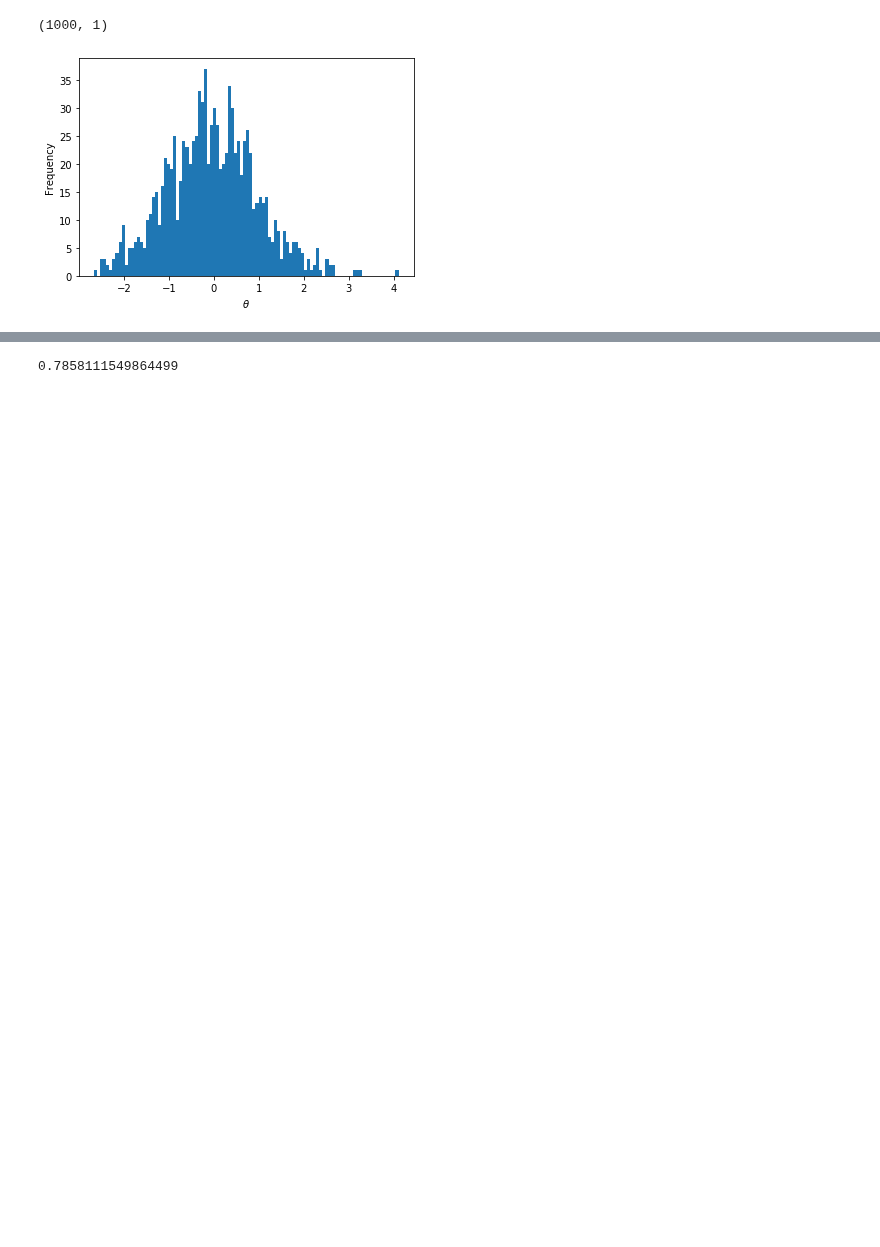
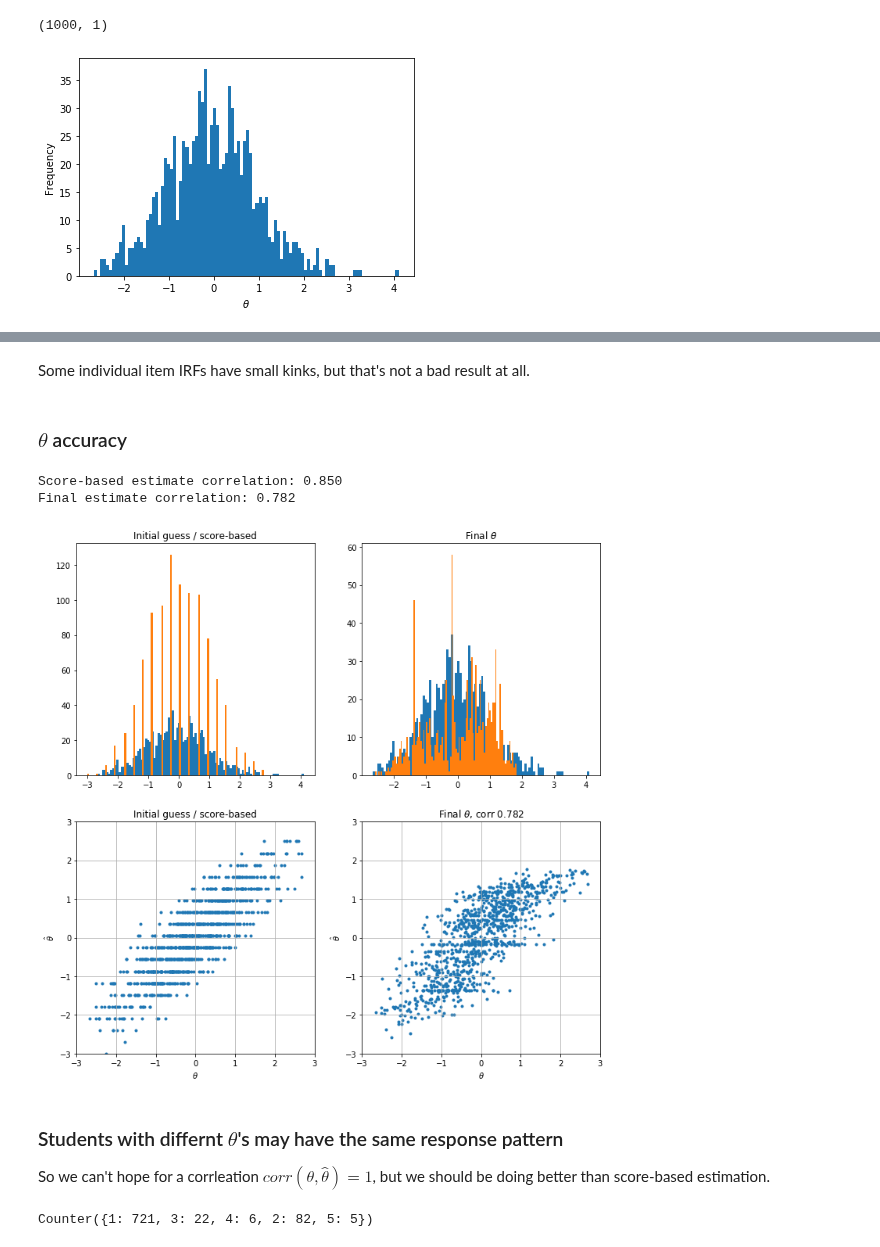
Before and after one commit to ETS-Next-Gen/irt-mcmc, a Jupyter notebook: notebooks/irt_solver_1d_l2_loss.ipynb, the cells around one changed output, grey strips where cells are left out. Cells and saved outputs as stored; diff of their text form; code cells hidden in the pictures; blank space fills up the shorter version.

```diff
--- a/notebooks/irt_solver_1d_l2_loss.ipynb
+++ b/notebooks/irt_solver_1d_l2_loss.ipynb
@@ -460,4 +249,53 @@ for k, num_items in enumerate(item_levels):
-# %%
-np.corrcoef(t[:, 0], theta_exact[:, 0])[0, 1]
-# %% [output]
-0.7858111549864499
+# %% [markdown]
+Some individual item IRFs have small kinks, but that's not a bad result at all.
+# %% [markdown]
+### $\theta$ accuracy
+# %%
+print("Score-based estimate correlation: {:.3f}".format(
+    np.corrcoef(theta_init[:, 0], theta_exact[:, 0])[0, 1]))
+print("Final estimate correlation: {:.3f}".format(
+    np.corrcoef(t[:, 0], theta_exact[:, 0])[0, 1]))
+# %% [output]
+Score-based estimate correlation: 0.850
+Final estimate correlation: 0.782
+# %%
+fig, axs = plt.subplots(2, 2, figsize=(12, 12))
+
+ax = axs[0, 0]
+ax.hist(theta_exact, 100);
+ax.hist(theta_init[:, 0], 100);
+ax.set_title("Initial guess / score-based")
+
+
+ax = axs[0, 1]
+ax.hist(theta_exact, 100);
+ax.hist(t[:, 0], 100);
+ax.set_title(r"Final $\theta$");
+
+ax = axs[1, 0]
+ax.scatter(theta_exact[:, 0], theta_init[:, 0], marker='.');
+ax.set_xlim([-3, 3]);
+ax.set_ylim([-3, 3]);
+ax.set_title("Initial guess / score-based".format(np.corrcoef(theta_exact[:, 0], theta_init[:, 0])[0, 1]))
+ax.set_xlabel(r"$\theta$")
+ax.set_ylabel(r"$\hat{\theta}$")
+ax.grid(True);
+
+ax = axs[1, 1]
+ax.scatter(theta_exact[:, 0], t[:, 0], marker='.');
+ax.set_xlim([-3, 3]);
+ax.set_ylim([-3, 3]);
+ax.set_title(r"Final $\theta$, corr {:.3f}".format(np.corrcoef(theta_exact[:, 0], t[:, 0])[0, 1]))
+ax.set_xlabel(r"$\theta$")
+ax.set_ylabel(r"$\hat{\theta}$")
+ax.grid(True);
+# %% [output]
+[figure, added]
+# %% [markdown]
+### Students with differnt $\theta$'s may have the same response pattern
+So we can't hope for a corrleation $corr(\theta, \hat{\theta}) = 1$, but we should be doing better than score-based estimation.
+# %%
+score = collections.Counter([tuple(t) for t in X])
+collections.Counter(score.values())
+# %% [output]
+Counter({1: 721, 3: 22, 4: 6, 2: 82, 5: 5})
```
Also changed, not shown: parts of 51 cells of this notebook, 4 other files.
